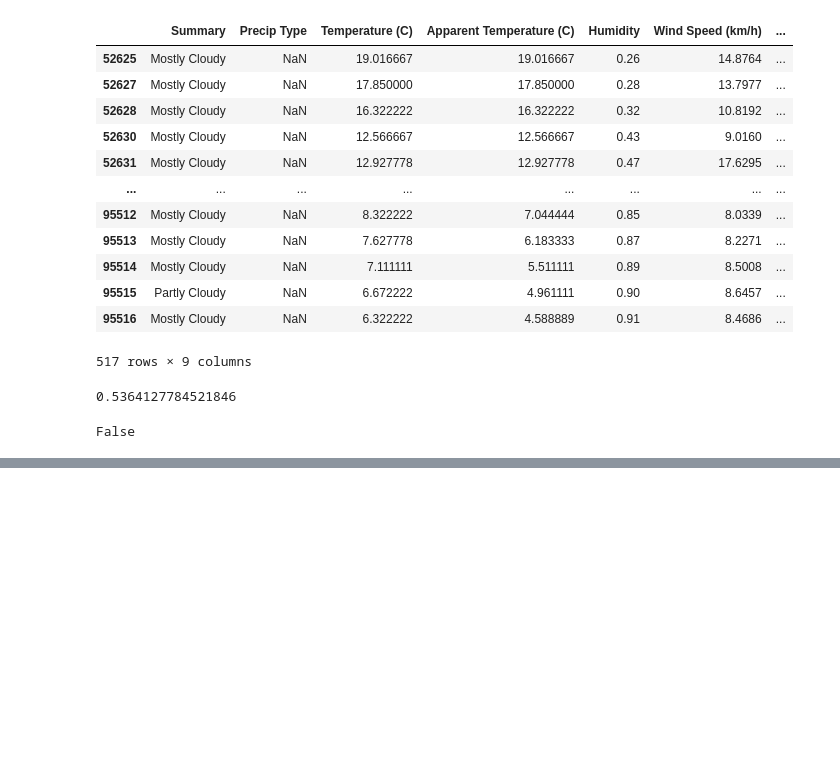
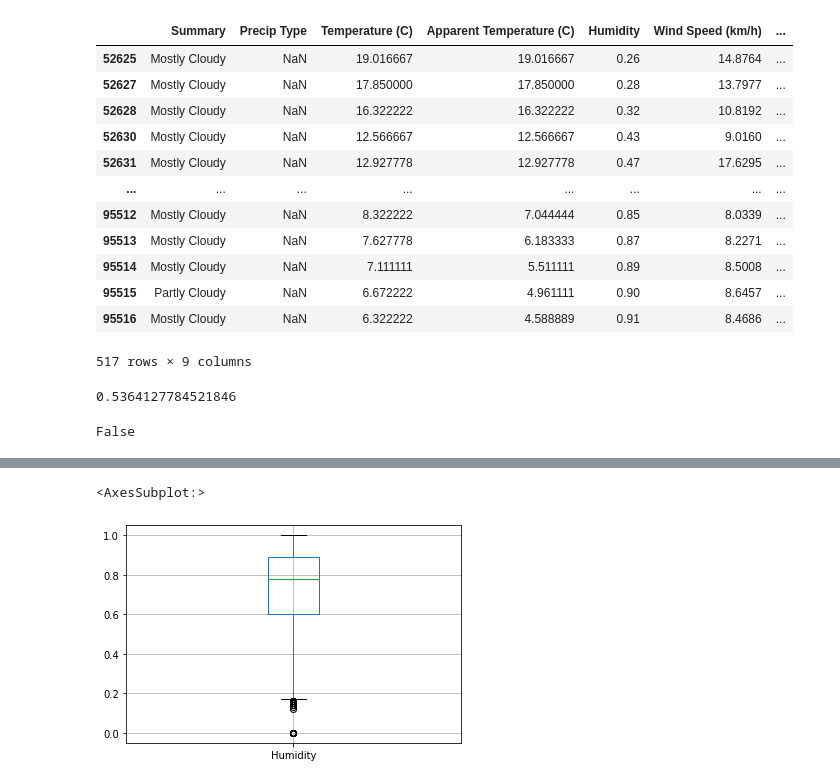
Before and after one commit to jasmeen848/temperature-prediction-model, a Jupyter notebook: TemperaturePredictionRegression.ipynb, the cells around one changed output, grey strips where cells are left out. Saved outputs shown, nothing was run; the diff lists cells and outputs as text; code cells hidden in the pictures; blank space fills up the shorter version.

```diff
--- a/TemperaturePredictionRegression.ipynb
+++ b/TemperaturePredictionRegression.ipynb
@@ -236,0 +255,5 @@ False
+# %%
+new_weather_df.boxplot(column=['Humidity'])
+# %% [output]
+<AxesSubplot:>
+[figure, added]
```
Also changed, not shown: parts of 12 cells of this notebook.
